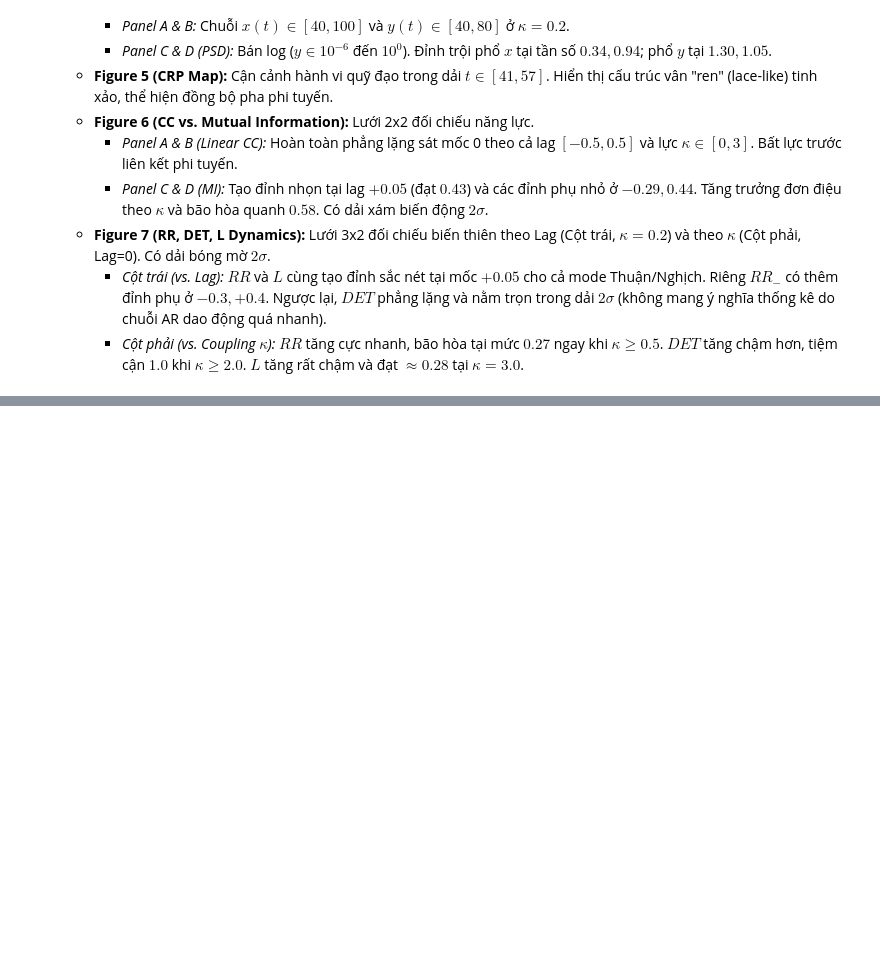
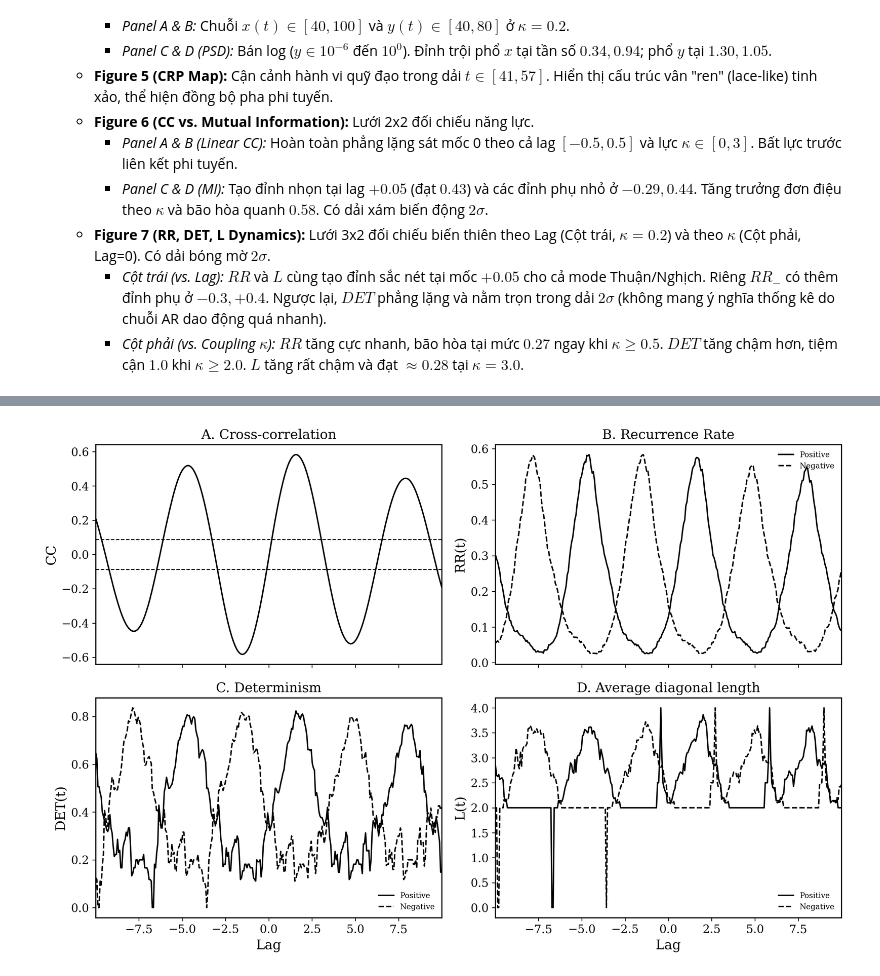
Before and after one commit to Vutu2003/Nonlinear-Time-Series-Analysis, a Jupyter notebook: paper_replications/Marwan_Kruths_Cross_Recurrence_Plot.ipynb, the cells around one changed output, grey strips where cells are left out. Cells and saved outputs as stored; diff of their text form; code cells hidden in the pictures; blank space fills up the shorter version.

```diff
--- a/paper_replications/Marwan_Kruths_Cross_Recurrence_Plot.ipynb
+++ b/paper_replications/Marwan_Kruths_Cross_Recurrence_Plot.ipynb
@@ -33,0 +179,100 @@
+# %%
+# =============================================================================
+# CELL 7: CC + RR/DET/L & FIGURE 3
+# =============================================================================
+
+from scipy.signal import correlate, correlation_lags
+
+# Cấu hình CRP
+config = {
+    "m": 3,
+    "tau": 25,
+    "epsilon": 1.5,
+    "l_min": 2,
+    "max_lag_T": 159
+}
+
+# -------------------------------------------------------------------------
+# 1. Cross-correlation
+# Convention:
+# correlate(g, f) để peak lag khớp với convention CRP đã khóa trước đó
+# -------------------------------------------------------------------------
+
+cc_full = correlate(g_z, f_z, mode="full")
+cc_lags_full = correlation_lags(len(g_z), len(f_z), mode="full")
+
+# Chuẩn hóa về hệ số tương quan gần [-1, 1]
+cc_full = cc_full / (np.linalg.norm(g_z) * np.linalg.norm(f_z))
+
+# Chỉ lấy cửa sổ lag cần vẽ
+lag_mask = (cc_lags_full >= -config["max_lag_T"]) & (cc_lags_full <= config["max_lag_T"])
+cc_lags = cc_lags_full[lag_mask]
+cc_values = cc_full[lag_mask]
+
+# Đổi lag sang đơn vị thời gian
+cc_time = cc_lags * delta_x
+
+# Mốc ý nghĩa xấp xỉ 95%
+conf95 = 1.96 / np.sqrt(len(f_z))
+
+# -------------------------------------------------------------------------
+# 2. CRP lag-dependent metrics
+# -------------------------------------------------------------------------
+
+results = analyze_lagged_interrelations(f_z, g_z, config=config)
+
+lags = results["lags"]
+lag_time = lags * delta_x
+
+rr_pos = results["positive"]["RR"]
+det_pos = results["positive"]["DET"]
+l_pos = results["positive"]["L"]
+
+rr_neg = results["negative"]["RR"]
+det_neg = results["negative"]["DET"]
+l_neg = results["negative"]["L"]
+
+# -------------------------------------------------------------------------
+# 3. Figure 3
+# -------------------------------------------------------------------------
+
+fig, axes = plt.subplots(2, 2, figsize=(12, 8), sharex=True)
+axes = axes.flatten()
+
+# Panel A: Cross-correlation
+axes[0].plot(cc_time, cc_values, color="black", linestyle="-")
+axes[0].axhline(conf95, color="black", linestyle="--", linewidth=1.0)
+axes[0].axhline(-conf95, color="black", linestyle="--", linewidth=1.0)
+axes[0].set_title("A. Cross-correlation")
+axes[0].set_ylabel("CC")
+
+# Panel B: RR
+axes[1].plot(lag_time, rr_pos, color="black", linestyle="-", label="Positive")
+axes[1].plot(lag_time, rr_neg, color="black", linestyle="--", label="Negative")
+axes[1].set_title("B. Recurrence Rate")
+axes[1].set_ylabel("RR(t)")
+axes[1].legend(frameon=False)
+
+# Panel C: DET
+axes[2].plot(lag_time, det_pos, color="black", linestyle="-", label="Positive")
+axes[2].plot(lag_time, det_neg, color="black", linestyle="--", label="Negative")
+axes[2].set_title("C. Determinism")
+axes[2].set_xlabel("Lag")
+axes[2].set_ylabel("DET(t)")
+axes[2].legend(frameon=False)
+
+# Panel D: L
+axes[3].plot(lag_time, l_pos, color="black", linestyle="-", label="Positive")
+axes[3].plot(lag_time, l_neg, color="black", linestyle="--", label="Negative")
+axes[3].set_title("D. Average diagonal length")
+axes[3].set_xlabel("Lag")
+axes[3].set_ylabel("L(t)")
+axes[3].legend(frameon=False)
+
+for ax in axes:
+    ax.set_xlim(lag_time[0], lag_time[-1])
+
+plt.tight_layout()
+plt.show()
+# %% [output]
+[figure, added]
```
Also changed, not shown: parts of 9 cells of this notebook.
